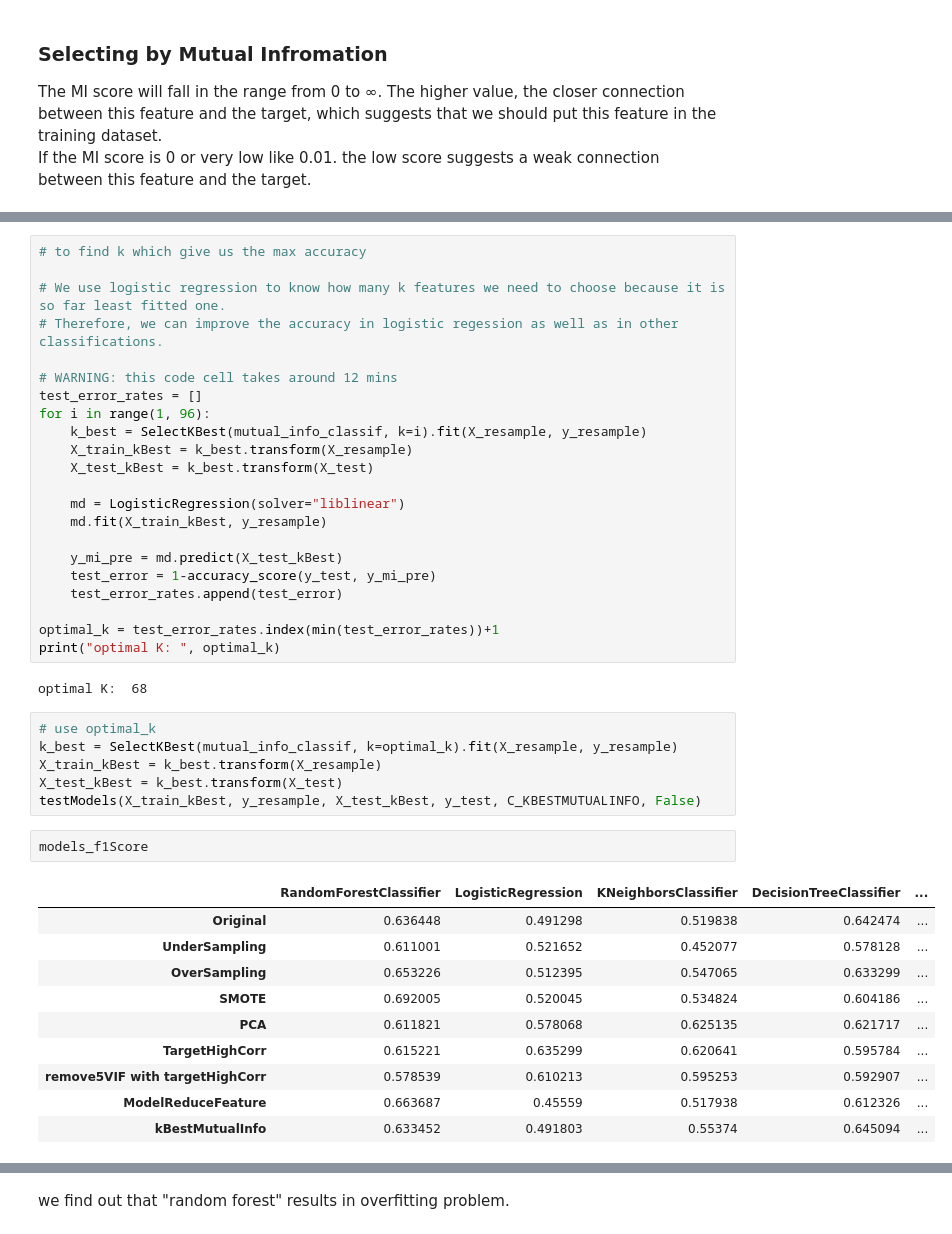
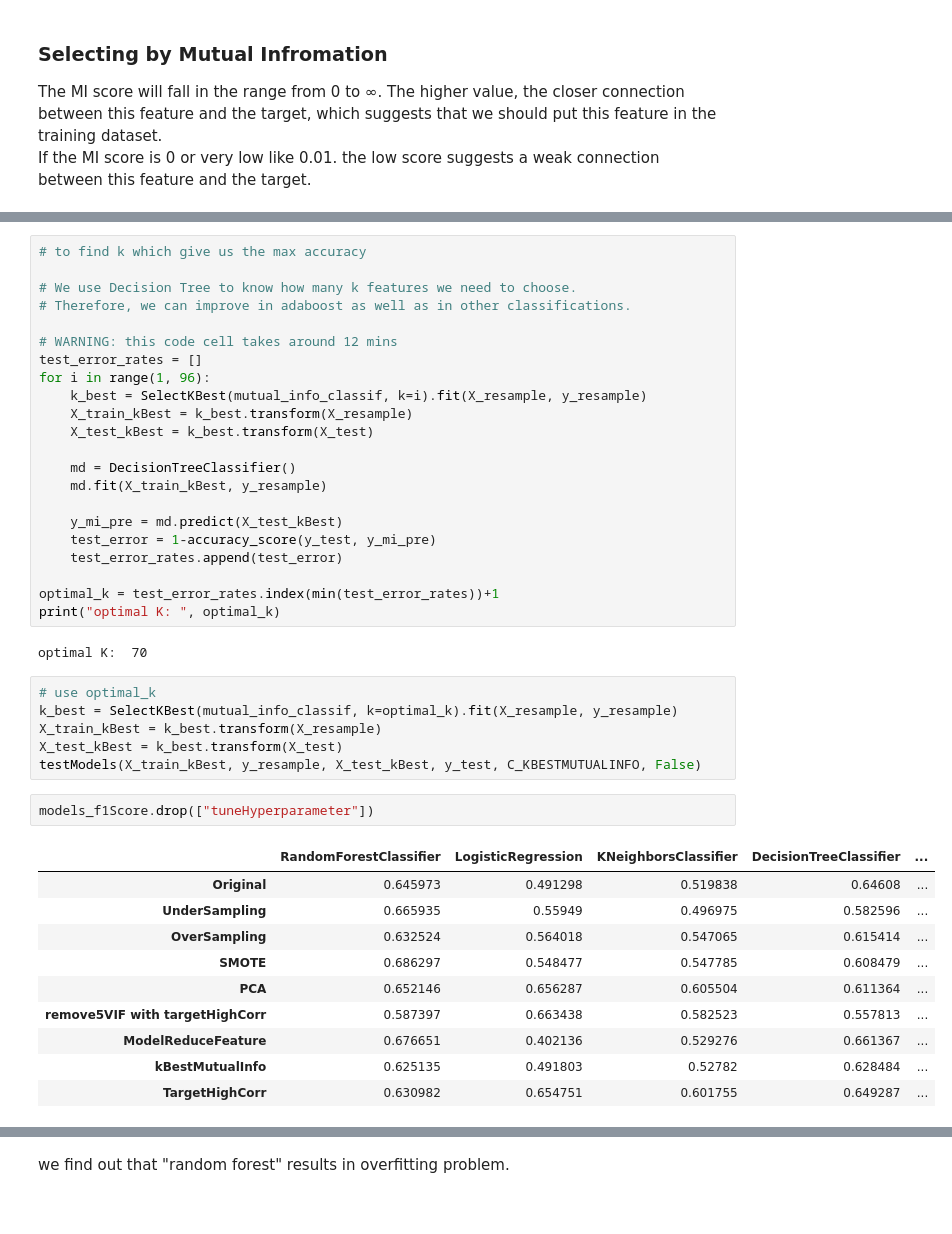
Before and after one commit to gg41825/ml-group-project, a Jupyter notebook: Bankruptcy_Jan20_final.ipynb, the cells around one changed output, grey strips where cells are left out. Drawn from its saved outputs; the diff is of its cells as text.

```diff
--- a/Bankruptcy_Jan20_final.ipynb
+++ b/Bankruptcy_Jan20_final.ipynb
@@ -765,8 +764,8 @@ Text(0, 0.5, 'Mutual Information')
 # %%
 # to find k which give us the max accuracy
 
-# We use logistic regression to know how many k features we need to choose because it is so far least fitted one.
-# Therefore, we can improve the accuracy in logistic regession as well as in other classifications.
+# We use Decision Tree to know how many k features we need to choose.
+# Therefore, we can improve in adaboost as well as in other classifications.
 
 # WARNING: this code cell takes around 12 mins
 test_error_rates = []
@@ -775,7 +774,7 @@ for i in range(1, 96):
     X_train_kBest = k_best.transform(X_resample)
     X_test_kBest = k_best.transform(X_test)
 
-    md = LogisticRegression(solver="liblinear")
+    md = DecisionTreeClassifier()
     md.fit(X_train_kBest, y_resample)
 
     y_mi_pre = md.predict(X_test_kBest)
@@ -785,7 +784,7 @@ for i in range(1, 96):
 optimal_k = test_error_rates.index(min(test_error_rates))+1
 print("optimal K: ", optimal_k)
 # %% [output]
-optimal K:  68
+optimal K:  70
 # %%
 # use optimal_k
 k_best = SelectKBest(mutual_info_classif, k=optimal_k).fit(X_resample, y_resample)
@@ -793,16 +792,16 @@ X_train_kBest = k_best.transform(X_resample)
 X_test_kBest = k_best.transform(X_test)
 testModels(X_train_kBest, y_resample, X_test_kBest, y_test, C_KBESTMUTUALINFO, False)
 # %%
-models_f1Score
+models_f1Score.drop(["tuneHyperparameter"])
 # %% [output]
 |  | RandomForestClassifier | LogisticRegression | KNeighborsClassifier | DecisionTreeClassifier | ... |
-| Original | 0.636448 | 0.491298 | 0.519838 | 0.642474 | ... |
-| UnderSampling | 0.611001 | 0.521652 | 0.452077 | 0.578128 | ... |
-| OverSampling | 0.653226 | 0.512395 | 0.547065 | 0.633299 | ... |
-| SMOTE | 0.692005 | 0.520045 | 0.534824 | 0.604186 | ... |
-| PCA | 0.611821 | 0.578068 | 0.625135 | 0.621717 | ... |
-| TargetHighCorr | 0.615221 | 0.635299 | 0.620641 | 0.595784 | ... |
-| remove5VIF with targetHighCorr | 0.578539 | 0.610213 | 0.595253 | 0.592907 | ... |
-| ModelReduceFeature | 0.663687 | 0.45559 | 0.517938 | 0.612326 | ... |
-| kBestMutualInfo | 0.633452 | 0.491803 | 0.55374 | 0.645094 | ... |
+| Original | 0.645973 | 0.491298 | 0.519838 | 0.64608 | ... |
+| UnderSampling | 0.665935 | 0.55949 | 0.496975 | 0.582596 | ... |
+| OverSampling | 0.632524 | 0.564018 | 0.547065 | 0.615414 | ... |
+| SMOTE | 0.686297 | 0.548477 | 0.547785 | 0.608479 | ... |
+| PCA | 0.652146 | 0.656287 | 0.605504 | 0.611364 | ... |
+| remove5VIF with targetHighCorr | 0.587397 | 0.663438 | 0.582523 | 0.557813 | ... |
+| ModelReduceFeature | 0.676651 | 0.402136 | 0.529276 | 0.661367 | ... |
+| kBestMutualInfo | 0.625135 | 0.491803 | 0.52782 | 0.628484 | ... |
+| TargetHighCorr | 0.630982 | 0.654751 | 0.601755 | 0.649287 | ... |
 # %% [markdown]
```
Also changed, not shown: parts of 36 cells of this notebook.
